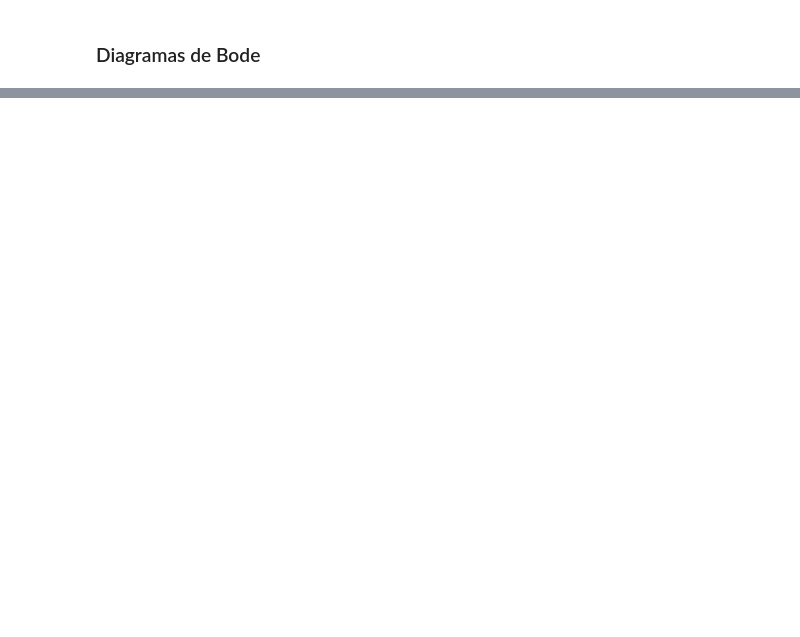
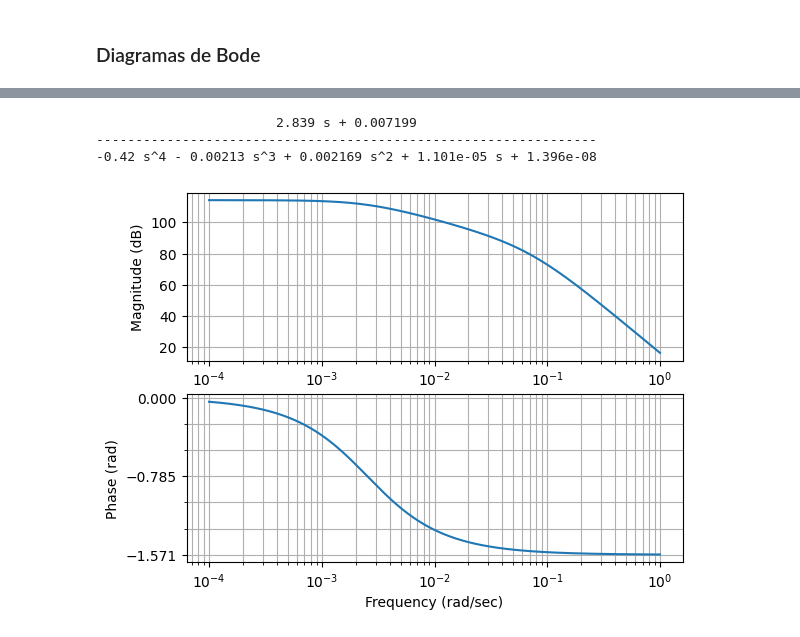
Before and after one commit to lucascarvalho10/pme3481, a Jupyter notebook: modelo_dinamico/resposta_em_frequencia.ipynb, the cells around one changed output, grey strips where cells are left out. Cells and saved outputs as stored; diff of their text form; code cells hidden in the pictures; blank space fills up the shorter version.

```diff
--- a/modelo_dinamico/resposta_em_frequencia.ipynb
+++ b/modelo_dinamico/resposta_em_frequencia.ipynb
@@ -182,0 +182,8 @@ for tfs in list_tf:
+# %%
+print(G3)
+mag,phase,omega = ctrl.bode(G3,dB=True,deg=False)
+# %% [output]
+                       2.839 s + 0.007199
+----------------------------------------------------------------
+-0.42 s^4 - 0.00213 s^3 + 0.002169 s^2 + 1.101e-05 s + 1.396e-08
+[figure, added]
```
Also changed, not shown: parts of 11 cells of this notebook.
